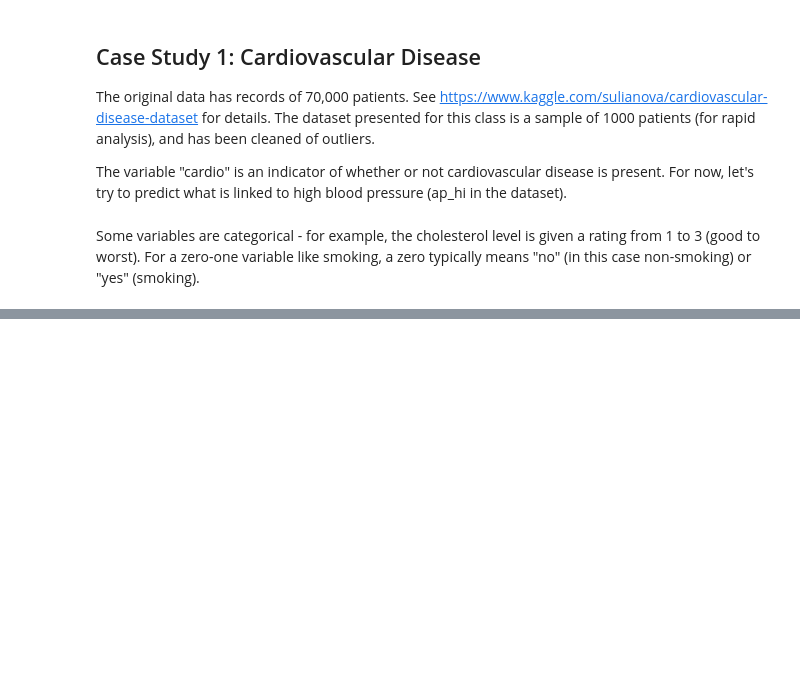
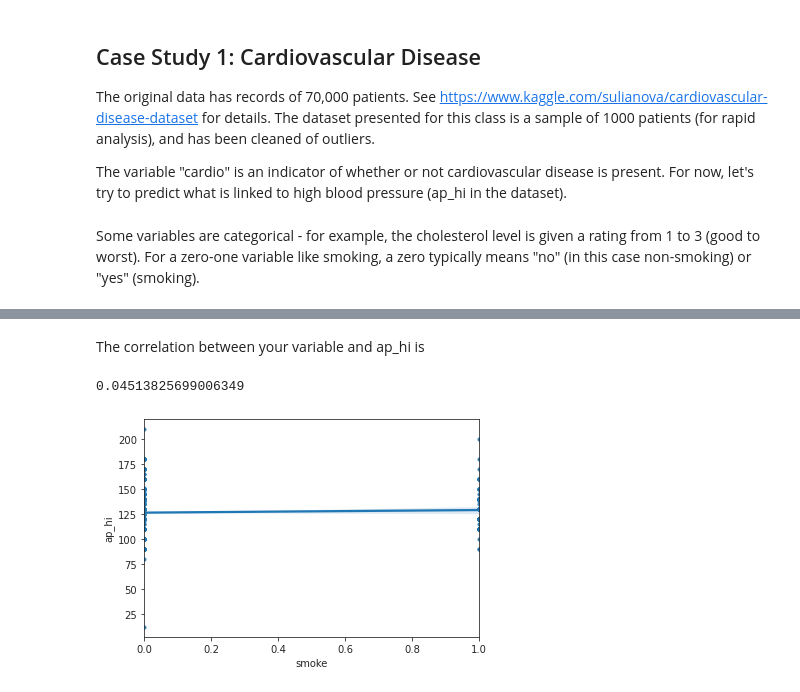
Before and after one commit to ryandata/VDC_Data_Science_Workshop, a Jupyter notebook: Data_Exploration.ipynb, the cells around one changed output, grey strips where cells are left out. Drawn from its saved outputs; the diff is of its cells as text; code cells hidden in the pictures; blank space fills up the shorter version.

```diff
--- a/Data_Exploration.ipynb
+++ b/Data_Exploration.ipynb
@@ -245,0 +282,20 @@ sns.displot(y_value, kde="True")
+# %%
+my_var = 'smoke'
+# %%
+x_value = cardio[[my_var]]
+# %% [markdown]
+The correlation between your variable and ap_hi is
+# %%
+cardio[my_var].corr(cardio['ap_hi'])
+# %% [output]
+0.04513825699006349
+# %%
+y_value = cardio['ap_hi']
+
+# Plotting regression, with figure-specific style change to white/grid-less background
+with sns.axes_style('ticks'):
+    sns.regplot(x=x_value, y=y_value, scatter_kws={'s':10})
+
+plt.show()
+# %% [output]
+[figure, added]
```
Also changed, not shown: parts of 40 cells of this notebook.
